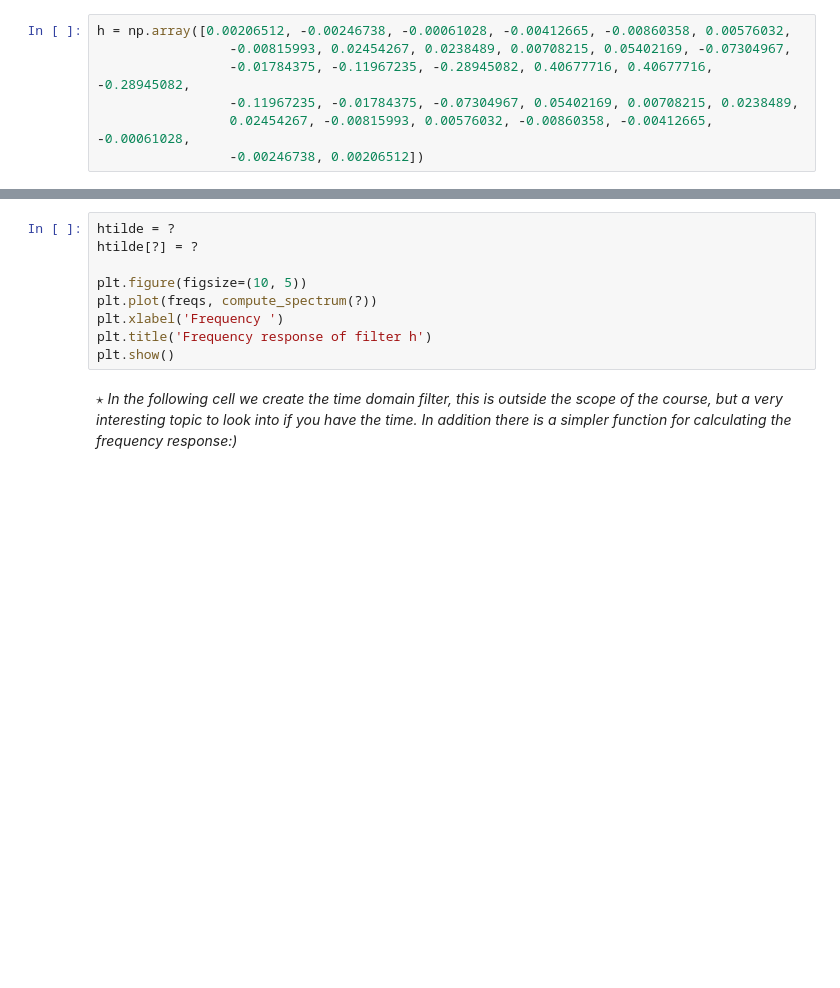
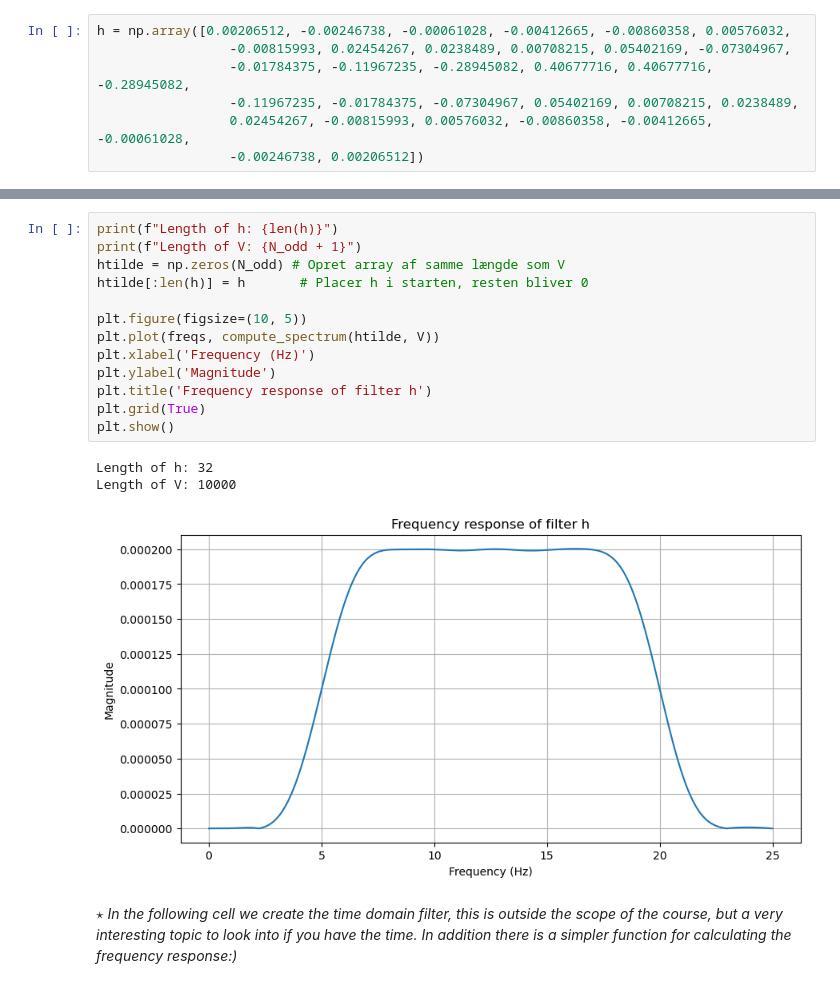
Before and after one commit to HrStamm/Signals-and-Data-Autumn-2025-student, a Jupyter notebook: assignment_2/assignment_2.ipynb, the cells around one changed output, grey strips where cells are left out. Saved outputs shown, nothing was run; the diff lists cells and outputs as text; blank space fills up the shorter version.

```diff
--- a/assignment_2/assignment_2.ipynb
+++ b/assignment_2/assignment_2.ipynb
@@ -315,14 +341,22 @@ $\dots$
 
 </span>
 # %%
-htilde = ?
-htilde[?] = ?
+print(f"Length of h: {len(h)}")
+print(f"Length of V: {N_odd + 1}")
+htilde = np.zeros(N_odd) # Opret array af samme længde som V
+htilde[:len(h)] = h       # Placer h i starten, resten bliver 0
 
 plt.figure(figsize=(10, 5))
-plt.plot(freqs, compute_spectrum(?))
-plt.xlabel('Frequency ')
+plt.plot(freqs, compute_spectrum(htilde, V))
+plt.xlabel('Frequency (Hz)')
+plt.ylabel('Magnitude')
 plt.title('Frequency response of filter h')
+plt.grid(True)
 plt.show()
+# %% [output]
+Length of h: 32
+Length of V: 10000
+[figure, added]
 # %% [markdown]
 *$\star$ In the following cell we create the time domain filter, this is outside the scope of the course, but a very interesting topic to look into if you have the time. In addition there is a simpler function for calculating the frequency response:)*
 # %%
```
Also changed, not shown: parts of 8 cells of this notebook.
